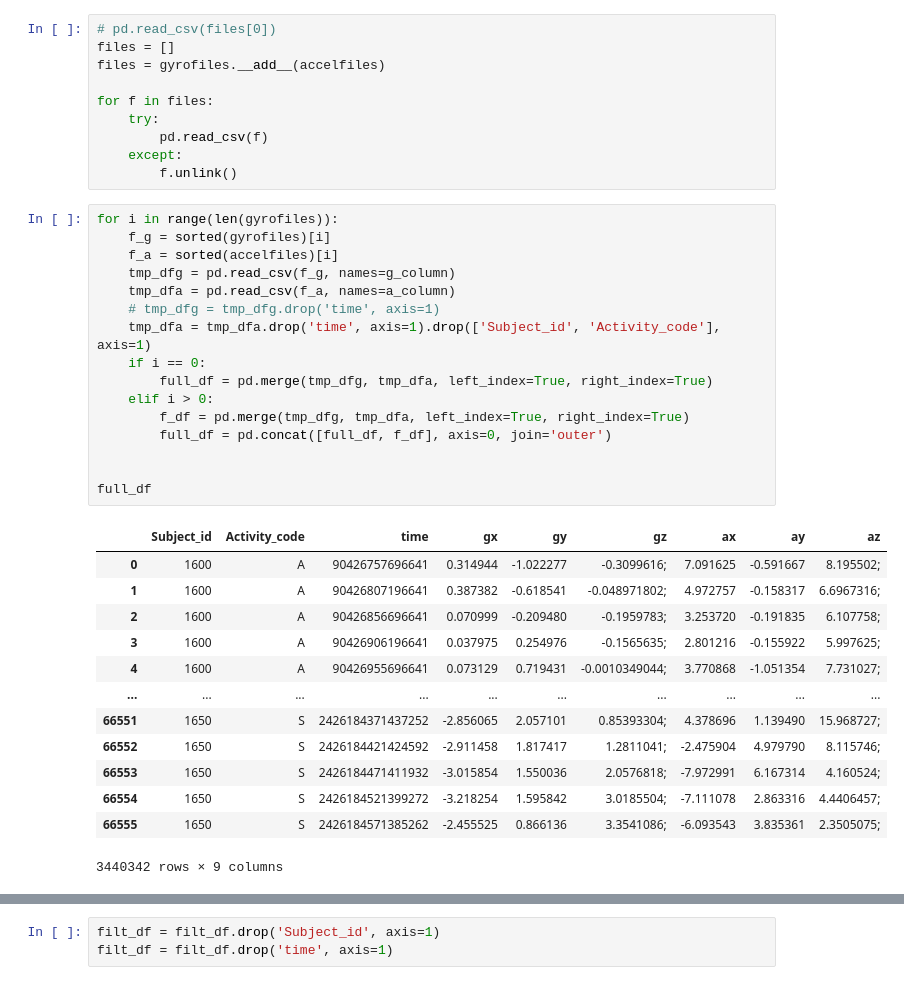
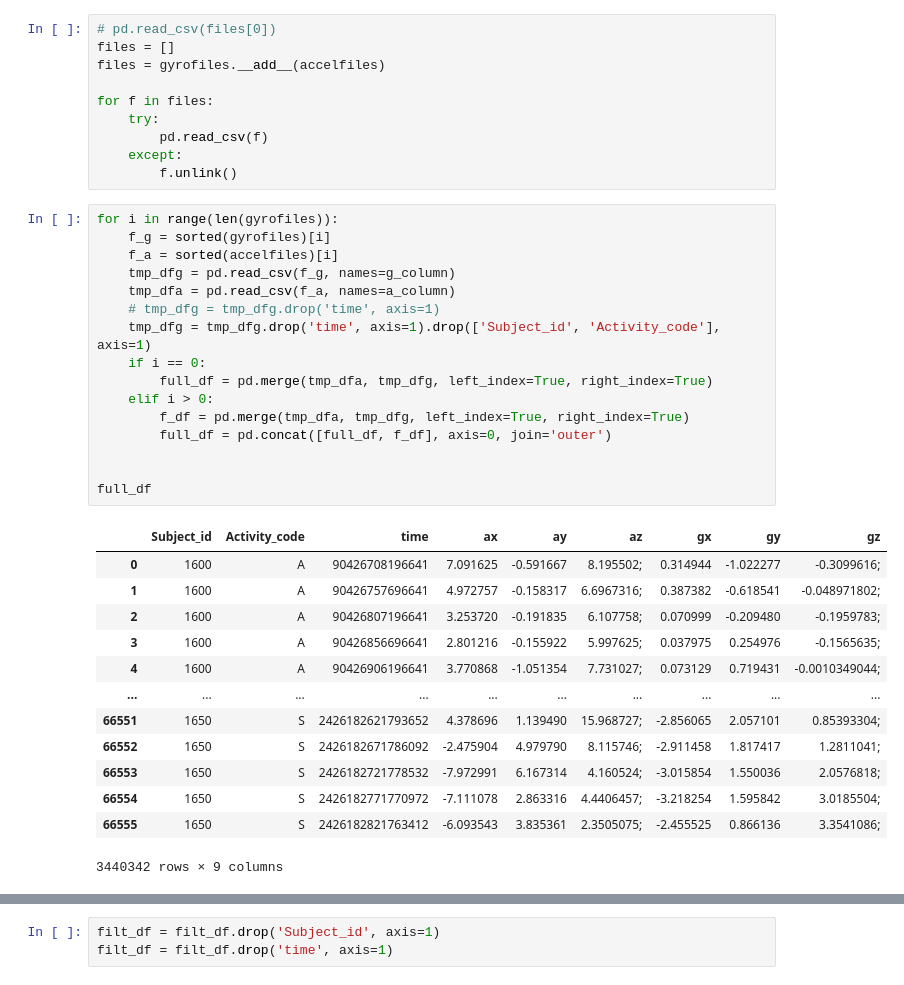
Before and after one commit to uosjapuelks/capstoneml, a Jupyter notebook: notebook/main.ipynb, the cells around one changed output, grey strips where cells are left out. Drawn from its saved outputs; the diff is of its cells as text.

```diff
--- a/notebook/main.ipynb
+++ b/notebook/main.ipynb
@@ -32,31 +33,31 @@ for f in files:
 # %%
 for i in range(len(gyrofiles)):
     f_g = sorted(gyrofiles)[i]
     f_a = sorted(accelfiles)[i]
     tmp_dfg = pd.read_csv(f_g, names=g_column)
     tmp_dfa = pd.read_csv(f_a, names=a_column)
     # tmp_dfg = tmp_dfg.drop('time', axis=1)
-    tmp_dfa = tmp_dfa.drop('time', axis=1).drop(['Subject_id', 'Activity_code'], axis=1)
+    tmp_dfg = tmp_dfg.drop('time', axis=1).drop(['Subject_id', 'Activity_code'], axis=1)
     if i == 0:
-        full_df = pd.merge(tmp_dfg, tmp_dfa, left_index=True, right_index=True)
+        full_df = pd.merge(tmp_dfa, tmp_dfg, left_index=True, right_index=True)
     elif i > 0:
-        f_df = pd.merge(tmp_dfg, tmp_dfa, left_index=True, right_index=True)
+        f_df = pd.merge(tmp_dfa, tmp_dfg, left_index=True, right_index=True)
         full_df = pd.concat([full_df, f_df], axis=0, join='outer')
 
 
 full_df
 # %% [output]
-|  | Subject_id | Activity_code | time | gx | gy | gz | ax | ay | az |
-| 0 | 1600 | A | 90426757696641 | 0.314944 | -1.022277 | -0.3099616; | 7.091625 | -0.591667 | 8.195502; |
-| 1 | 1600 | A | 90426807196641 | 0.387382 | -0.618541 | -0.048971802; | 4.972757 | -0.158317 | 6.6967316; |
-| 2 | 1600 | A | 90426856696641 | 0.070999 | -0.209480 | -0.1959783; | 3.253720 | -0.191835 | 6.107758; |
-| 3 | 1600 | A | 90426906196641 | 0.037975 | 0.254976 | -0.1565635; | 2.801216 | -0.155922 | 5.997625; |
-| 4 | 1600 | A | 90426955696641 | 0.073129 | 0.719431 | -0.0010349044; | 3.770868 | -1.051354 | 7.731027; |
+|  | Subject_id | Activity_code | time | ax | ay | az | gx | gy | gz |
+| 0 | 1600 | A | 90426708196641 | 7.091625 | -0.591667 | 8.195502; | 0.314944 | -1.022277 | -0.3099616; |
+| 1 | 1600 | A | 90426757696641 | 4.972757 | -0.158317 | 6.6967316; | 0.387382 | -0.618541 | -0.048971802; |
+| 2 | 1600 | A | 90426807196641 | 3.253720 | -0.191835 | 6.107758; | 0.070999 | -0.209480 | -0.1959783; |
+| 3 | 1600 | A | 90426856696641 | 2.801216 | -0.155922 | 5.997625; | 0.037975 | 0.254976 | -0.1565635; |
+| 4 | 1600 | A | 90426906196641 | 3.770868 | -1.051354 | 7.731027; | 0.073129 | 0.719431 | -0.0010349044; |
 | ... | ... | ... | ... | ... | ... | ... | ... | ... | ... |
-| 66551 | 1650 | S | 2426184371437252 | -2.856065 | 2.057101 | 0.85393304; | 4.378696 | 1.139490 | 15.968727; |
-| 66552 | 1650 | S | 2426184421424592 | -2.911458 | 1.817417 | 1.2811041; | -2.475904 | 4.979790 | 8.115746; |
-| 66553 | 1650 | S | 2426184471411932 | -3.015854 | 1.550036 | 2.0576818; | -7.972991 | 6.167314 | 4.160524; |
-| 66554 | 1650 | S | 2426184521399272 | -3.218254 | 1.595842 | 3.0185504; | -7.111078 | 2.863316 | 4.4406457; |
-| 66555 | 1650 | S | 2426184571385262 | -2.455525 | 0.866136 | 3.3541086; | -6.093543 | 3.835361 | 2.3505075; |
+| 66551 | 1650 | S | 2426182621793652 | 4.378696 | 1.139490 | 15.968727; | -2.856065 | 2.057101 | 0.85393304; |
+| 66552 | 1650 | S | 2426182671786092 | -2.475904 | 4.979790 | 8.115746; | -2.911458 | 1.817417 | 1.2811041; |
+| 66553 | 1650 | S | 2426182721778532 | -7.972991 | 6.167314 | 4.160524; | -3.015854 | 1.550036 | 2.0576818; |
+| 66554 | 1650 | S | 2426182771770972 | -7.111078 | 2.863316 | 4.4406457; | -3.218254 | 1.595842 | 3.0185504; |
+| 66555 | 1650 | S | 2426182821763412 | -6.093543 | 3.835361 | 2.3505075; | -2.455525 | 0.866136 | 3.3541086; |
 3440342 rows × 9 columns
 # %%
```
Also changed, not shown: parts of 41 cells of this notebook, 2 other files.
